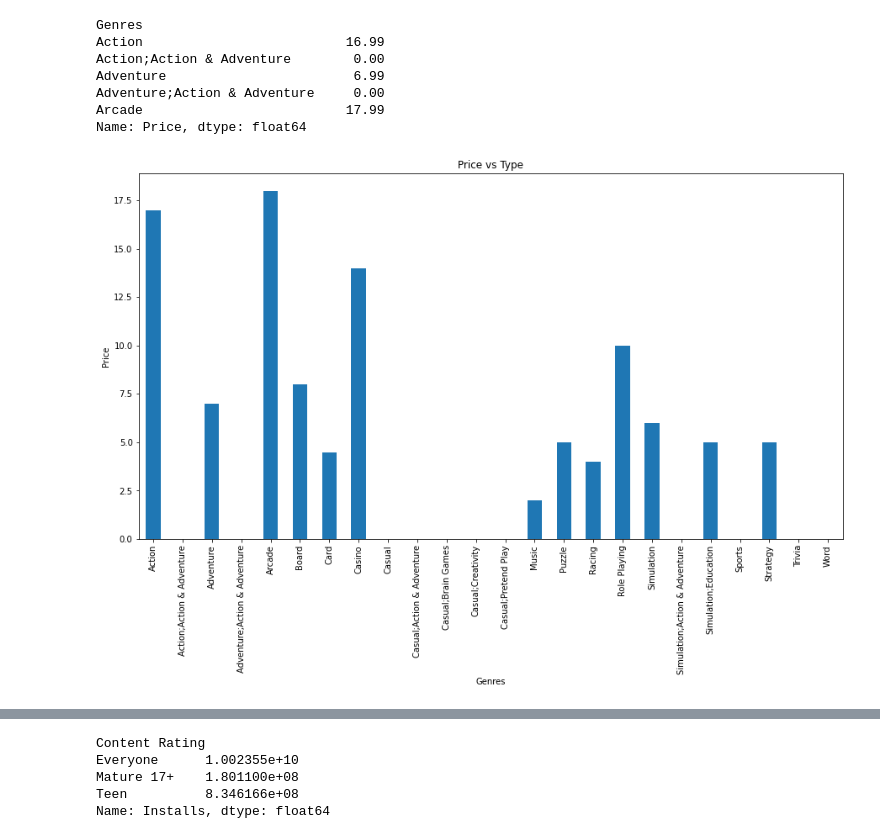
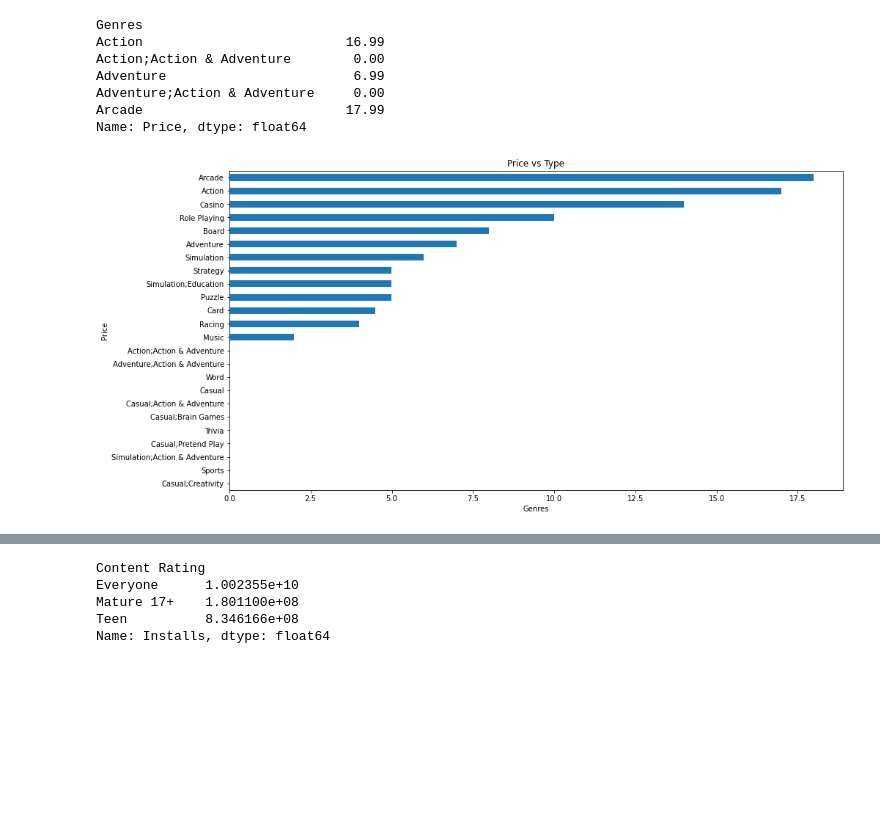
Before and after one commit to AyushSonuu/play-store-app-review-analysis, a Jupyter notebook: Play_Store_App_Review_Analysis_Capstone_Project.ipynb, the cells around one changed output, grey strips where cells are left out. Cells and saved outputs as stored; diff of their text form; code cells hidden in the pictures; blank space fills up the shorter version.

```diff
--- a/Play_Store_App_Review_Analysis_Capstone_Project.ipynb
+++ b/Play_Store_App_Review_Analysis_Capstone_Project.ipynb
@@ -579,13 +579,13 @@ Adventure;Action & Adventure     0.00
 Arcade                          17.99
 Name: Price, dtype: float64
 # %%
-games_price.plot(kind="bar")
+games_price.sort_values().plot(kind="barh")
 plt.title("Price vs Type")
 plt.xlabel("Genres")
 plt.ylabel("Price")
 plt.show()
 # %% [output]
-[figure, old version]
+[figure, new version]
 # %%
 df_communication_lst =[]
 for j in df["Category"].unique():
```
Also changed, not shown: parts of 21 cells of this notebook.
